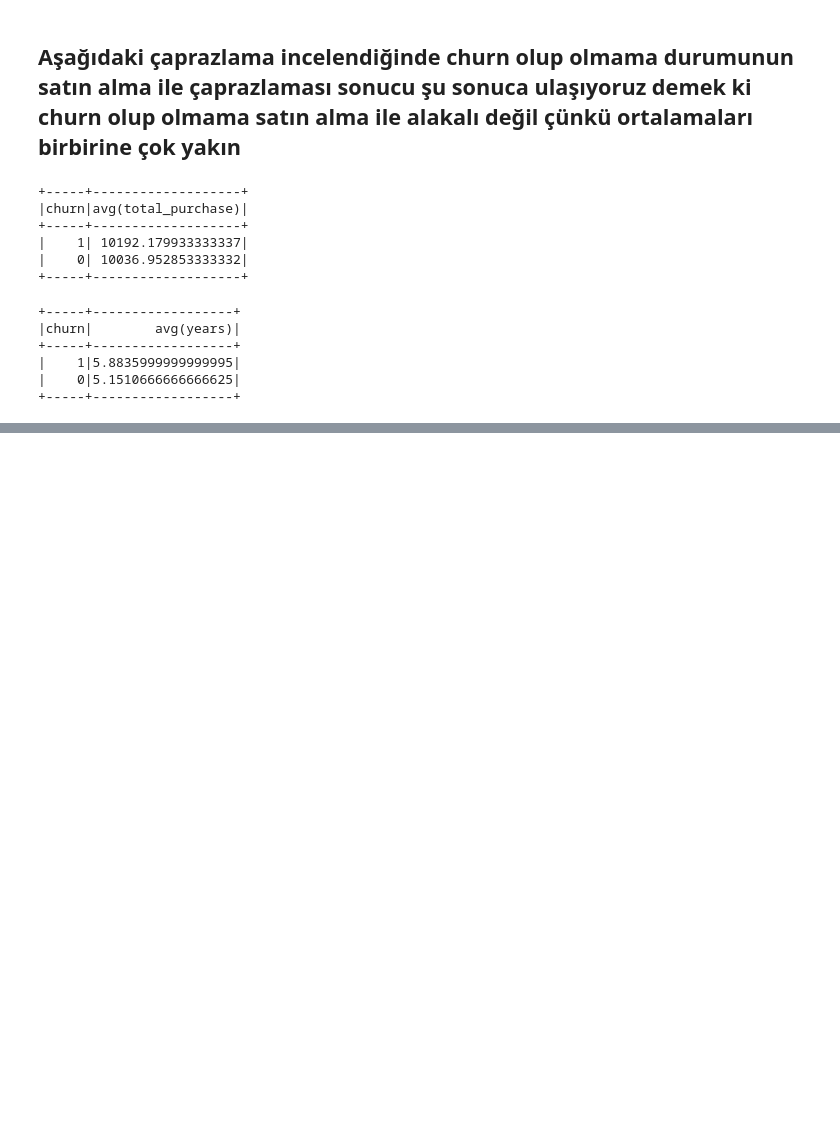
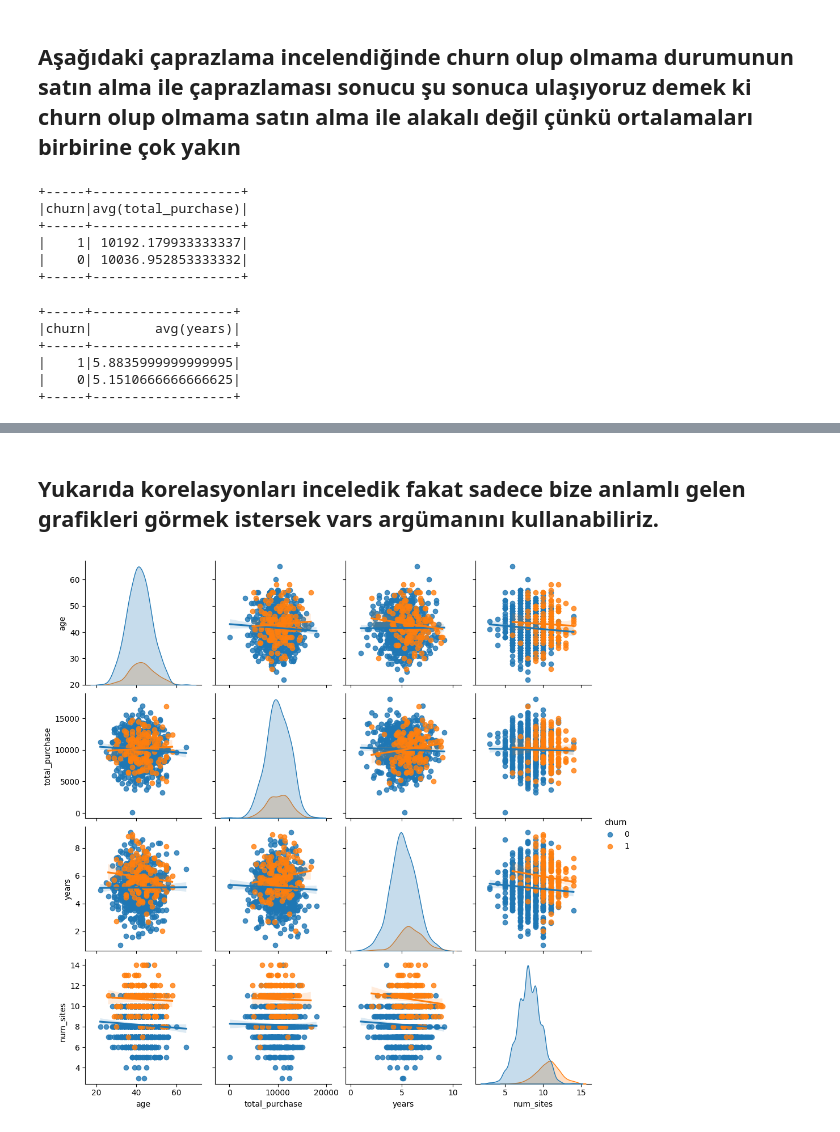
Before and after one commit to ibkya/Using-Machine-Learning-Algorithms-on-Big-Data, a Jupyter notebook: UMLAOSBD.ipynb, the cells around one changed output, grey strips where cells are left out. Saved outputs shown, nothing was run; the diff lists cells and outputs as text; code cells hidden in the pictures; blank space fills up the shorter version.

```diff
--- a/UMLAOSBD.ipynb
+++ b/UMLAOSBD.ipynb
@@ -248,0 +256,8 @@ kor_data = spark_df.drop("index","names").toPandas()
+# %% [markdown]
+## Yukarıda korelasyonları inceledik fakat sadece bize anlamlı gelen grafikleri görmek istersek vars argümanını kullanabiliriz.
+# %%
+sns.pairplot(kor_data, vars = ["age", "total_purchase","years","num_sites"],
+             hue = "churn",
+            kind = "reg");
+# %% [output]
+[figure, added]
```
Also changed, not shown: parts of 3 cells of this notebook.
